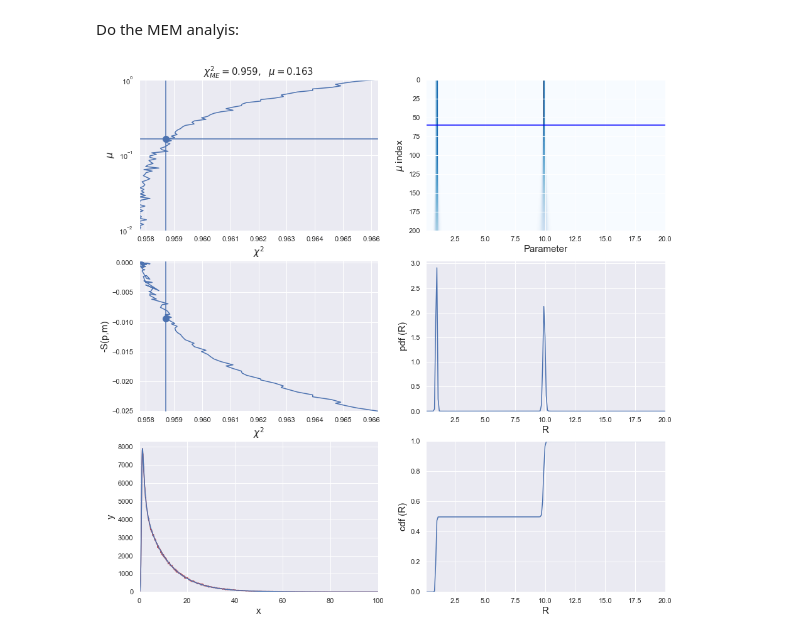
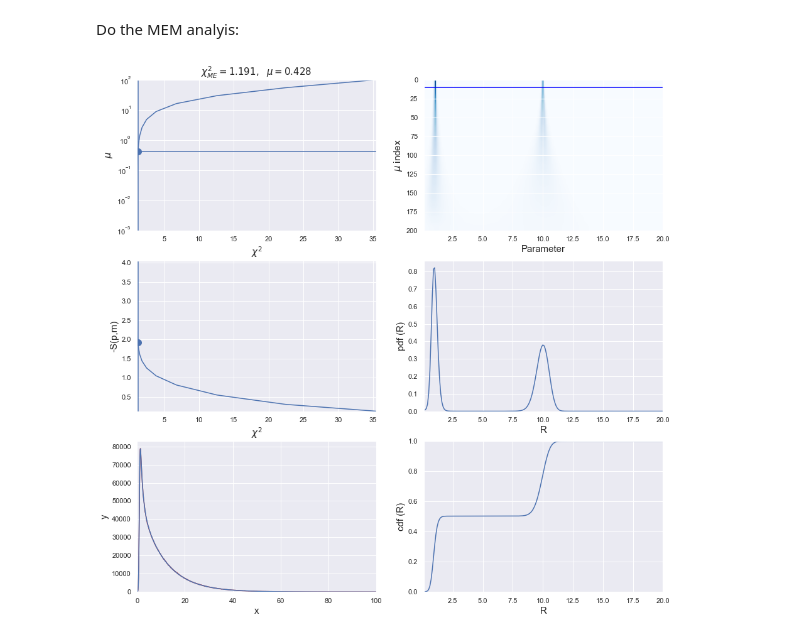
Before and after one commit to AndersBarth/MEMtoolbox, a Jupyter notebook: example_TCSPC.ipynb, the cells around one changed output. Drawn from its saved outputs; the diff is of its cells as text; code cells hidden in the pictures.

```diff
--- a/example_TCSPC.ipynb
+++ b/example_TCSPC.ipynb
@@ -29,19 +29,16 @@ plt.semilogy(model)
 # %% [markdown]
 Define the kernel function:
 # %%
-def kernel_function(x,tau,IRF):
-    a = np.convolve(IRF,np.exp(-x/tau),'full')[:len(x)]
-    return a
+def kernel_function(x,tau,IRF,I0):
+    return I0*np.convolve(IRF,np.exp(-x/tau),'full')[:len(x)]
 # %% [markdown]
 Do the MEM analyis:
 # %%
 param_range = np.linspace(0.1,20,200)
 # precalculations
-F_R, param_range, mParam, c, q, H = kernel_calculation(t, model, lambda x : kernel_function(t,x,IRF), param_range)
-p, muRange, chiRange, SRange = solve_MEM(c,q,H,mParam)
+F_R, param_range, mParam, c, q, H = kernel_calculation(t, model, lambda x : kernel_function(t,x,IRF,I0), param_range)
+p, muRange, chiRange, SRange = solve_MEM(c,q,H,mParam,n_mu=20,mu_min=0.001,mu_max=1)
 result = A2pdf(p,mParam,param_range)
-plot_MEM(60,t,model,param_range,mParam,p,F_R,chiRange,muRange,SRange)
-param_range_linspace = param_range.copy()
-result_linspace = result[60,:]
+plot_MEM(10,t,model,param_range,mParam,p,F_R,chiRange,muRange,SRange)
 # %% [output]
-[figure, old version]
+[figure, new version]
```
Also changed, not shown: parts of 6 cells of this notebook, 1 other file.
